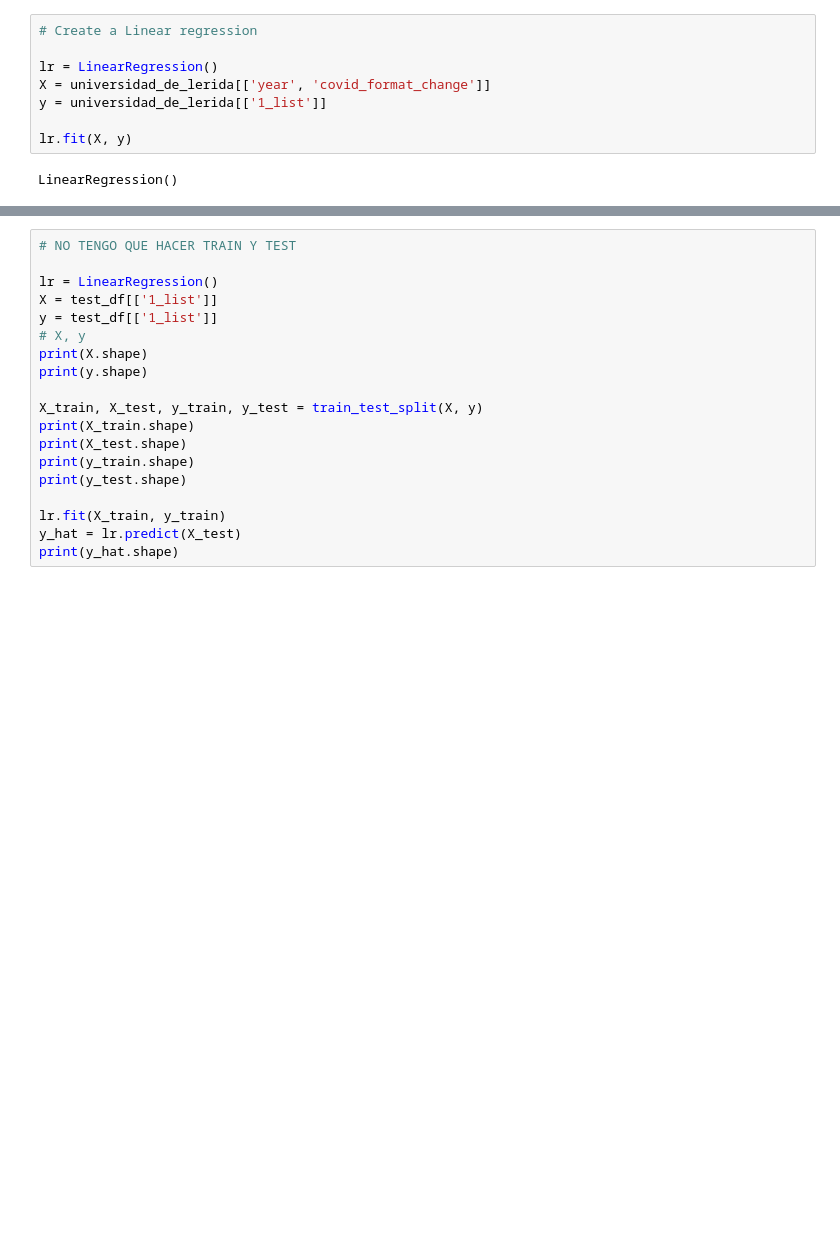
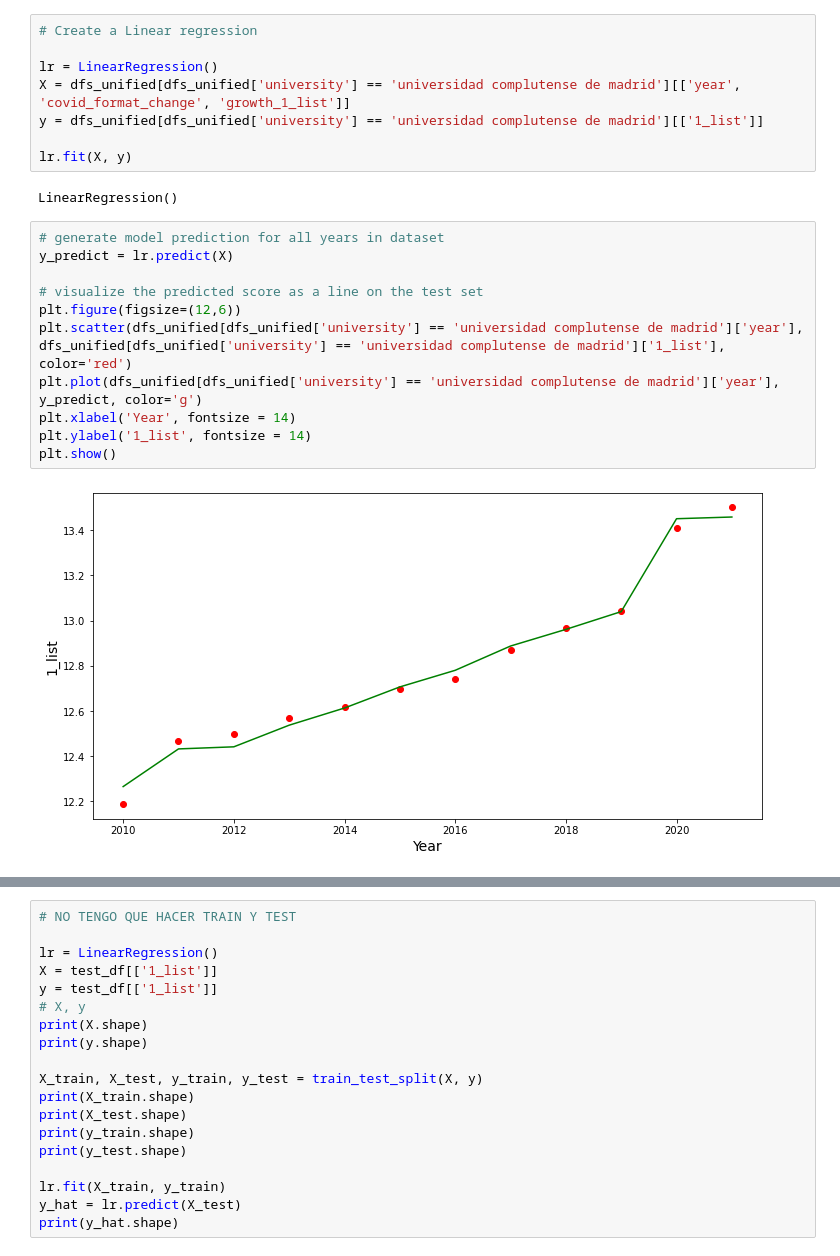
Before and after one commit to MiguelMonederoRubio/MasterDataScience_FinalProject_TFM, a Jupyter notebook: Prediction_Medicine_Selectivity_Scores.ipynb, the cells around one changed output, grey strips where cells are left out. Drawn from its saved outputs; the diff is of its cells as text; blank space fills up the shorter version.

Commit message:
2022 scores obtained

```diff
--- a/Prediction_Medicine_Selectivity_Scores.ipynb
+++ b/Prediction_Medicine_Selectivity_Scores.ipynb
@@ -582,9 +529,22 @@ plt.show()
 # Create a Linear regression
 
 lr = LinearRegression()
-X = universidad_de_lerida[['year', 'covid_format_change']]
-y = universidad_de_lerida[['1_list']]
+X = dfs_unified[dfs_unified['university'] == 'universidad complutense de madrid'][['year', 'covid_format_change', 'growth_1_list']]
+y = dfs_unified[dfs_unified['university'] == 'universidad complutense de madrid'][['1_list']]
 
 lr.fit(X, y)
 # %% [output]
 LinearRegression()
+# %%
+# generate model prediction for all years in dataset
+y_predict = lr.predict(X)
+
+# visualize the predicted score as a line on the test set
+plt.figure(figsize=(12,6))
+plt.scatter(dfs_unified[dfs_unified['university'] == 'universidad complutense de madrid']['year'], dfs_unified[dfs_unified['university'] == 'universidad complutense de madrid']['1_list'], color='red')
+plt.plot(dfs_unified[dfs_unified['university'] == 'universidad complutense de madrid']['year'], y_predict, color='g')
+plt.xlabel('Year', fontsize = 14)
+plt.ylabel('1_list', fontsize = 14)
+plt.show()
+# %% [output]
+[figure, added]
```
Also changed, not shown: parts of 44 cells of this notebook.
